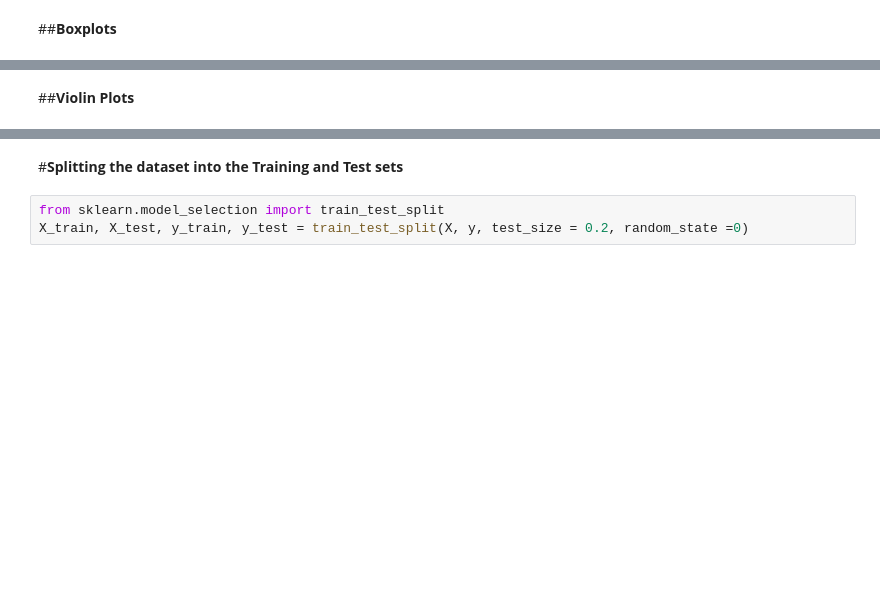
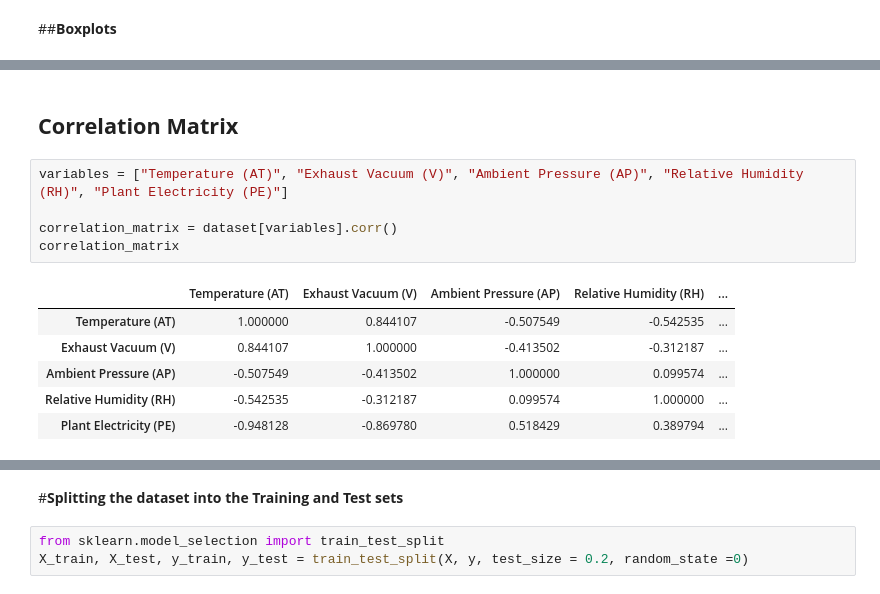
Before and after one commit to abhi9sri/coursera_ML_Foundations_for_Product_Managers, a Jupyter notebook: Combined_Cycle_Power_Plant_Dec_Tree_Reg.ipynb, the cells around one changed output, grey strips where cells are left out. Saved outputs shown, nothing was run; the diff lists cells and outputs as text; blank space fills up the shorter version.

```diff
--- a/Combined_Cycle_Power_Plant_Dec_Tree_Reg.ipynb
+++ b/Combined_Cycle_Power_Plant_Dec_Tree_Reg.ipynb
@@ -96,2 +93,14 @@ for var in variables:
-# %% [markdown]
-##**Violin Plots**
+# %% [markdown]
+## **Correlation Matrix**
+# %%
+variables = ["Temperature (AT)", "Exhaust Vacuum (V)", "Ambient Pressure (AP)", "Relative Humidity (RH)", "Plant Electricity (PE)"]
+
+correlation_matrix = dataset[variables].corr()
+correlation_matrix
+# %% [output]
+|  | Temperature (AT) | Exhaust Vacuum (V) | Ambient Pressure (AP) | Relative Humidity (RH) | ... |
+| Temperature (AT) | 1.000000 | 0.844107 | -0.507549 | -0.542535 | ... |
+| Exhaust Vacuum (V) | 0.844107 | 1.000000 | -0.413502 | -0.312187 | ... |
+| Ambient Pressure (AP) | -0.507549 | -0.413502 | 1.000000 | 0.099574 | ... |
+| Relative Humidity (RH) | -0.542535 | -0.312187 | 0.099574 | 1.000000 | ... |
+| Plant Electricity (PE) | -0.948128 | -0.869780 | 0.518429 | 0.389794 | ... |
```
Also changed, not shown: parts of 13 cells of this notebook, 1 other file.
